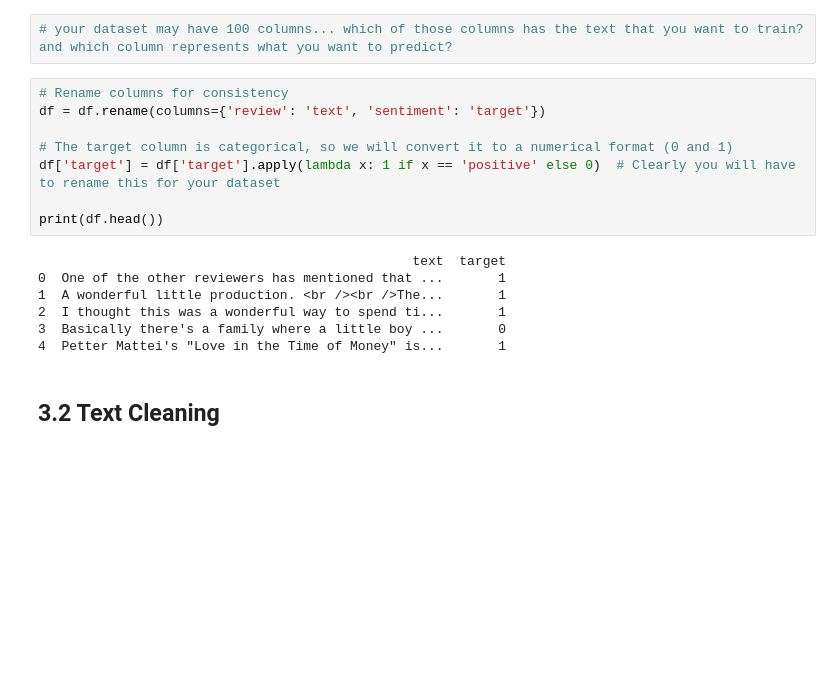
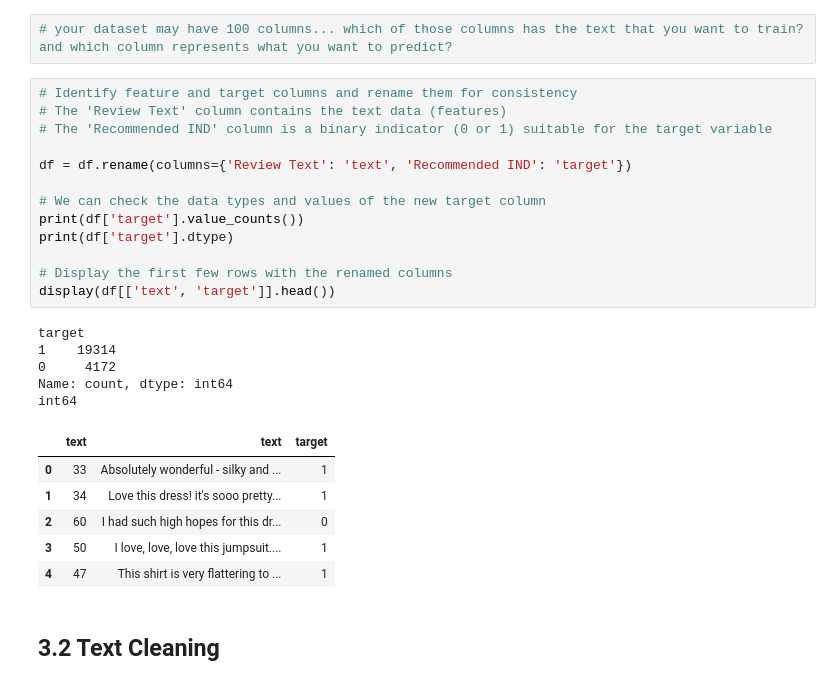
Before and after one commit to Jaristilde/NLP_Algo_Harness_part2.ipynb, a Jupyter notebook: Jonae_NLP_Algo_Harness.ipynb, the cells around one changed output. Saved outputs shown, nothing was run; the diff lists cells and outputs as text; blank space fills up the shorter version.

```diff
--- a/Jonae_NLP_Algo_Harness.ipynb
+++ b/Jonae_NLP_Algo_Harness.ipynb
@@ -69,21 +81,31 @@ df.head()
 ## 3.1 Identify Feature and Target Columns
 # %%
 # your dataset may have 100 columns... which of those columns has the text that you want to train?  and which column represents what you want to predict?
-# %%
-# Rename columns for consistency
-df = df.rename(columns={'review': 'text', 'sentiment': 'target'})
-
-# The target column is categorical, so we will convert it to a numerical format (0 and 1)
-df['target'] = df['target'].apply(lambda x: 1 if x == 'positive' else 0)  # Clearly you will have to rename this for your dataset
-
-print(df.head())
-# %% [output]
-                                                text  target
-0  One of the other reviewers has mentioned that ...       1
-1  A wonderful little production. <br /><br />The...       1
-2  I thought this was a wonderful way to spend ti...       1
-3  Basically there's a family where a little boy ...       0
-4  Petter Mattei's "Love in the Time of Money" is...       1
+# %%
+# Identify feature and target columns and rename them for consistency
+# The 'Review Text' column contains the text data (features)
+# The 'Recommended IND' column is a binary indicator (0 or 1) suitable for the target variable
+
+df = df.rename(columns={'Review Text': 'text', 'Recommended IND': 'target'})
+
+# We can check the data types and values of the new target column
+print(df['target'].value_counts())
+print(df['target'].dtype)
+
+# Display the first few rows with the renamed columns
+display(df[['text', 'target']].head())
+# %% [output]
+target
+1    19314
+0     4172
+Name: count, dtype: int64
+int64
+|  | text | text | target |
+| 0 | 33 | Absolutely wonderful - silky and ... | 1 |
+| 1 | 34 | Love this dress! it's sooo pretty... | 1 |
+| 2 | 60 | I had such high hopes for this dr... | 0 |
+| 3 | 50 | I love, love, love this jumpsuit.... | 1 |
+| 4 | 47 | This shirt is very flattering to ... | 1 |
 # %% [markdown]
 ## 3.2 Text Cleaning
 # %%
```
Also changed, not shown: parts of 16 cells of this notebook.
